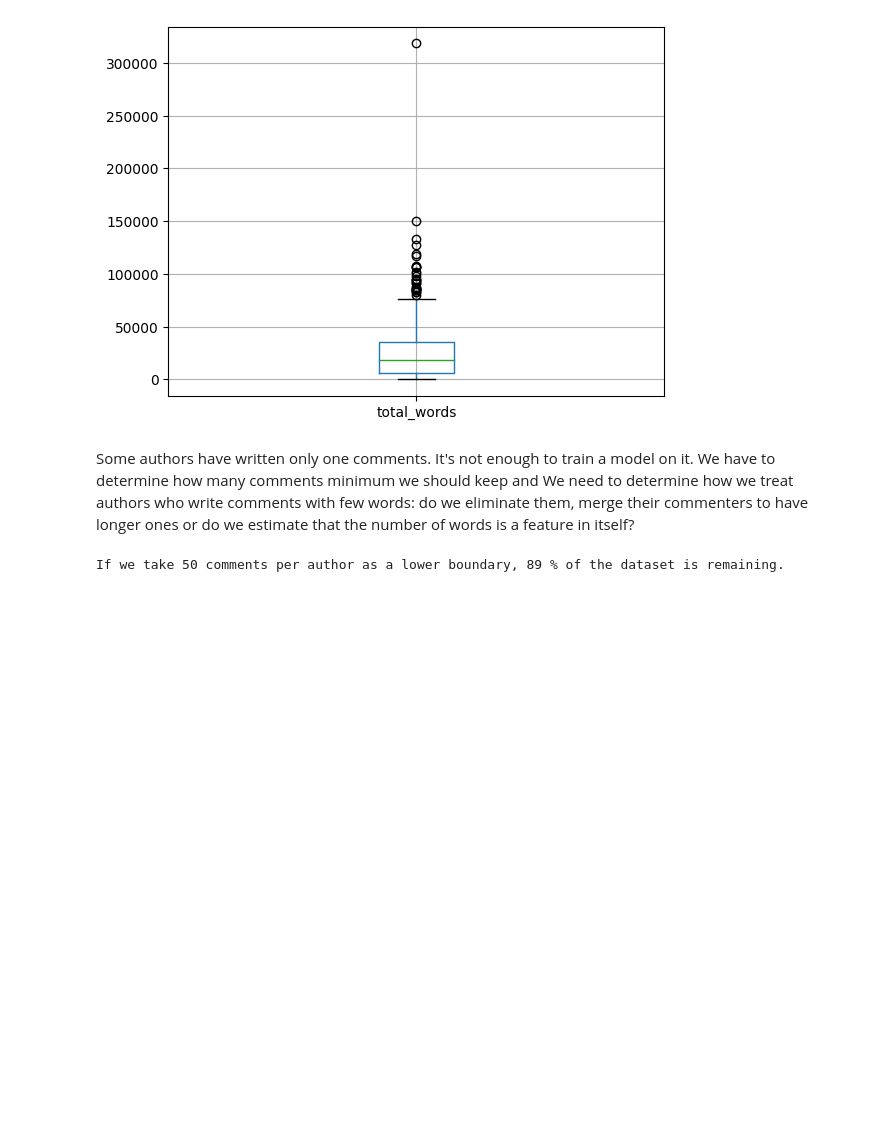
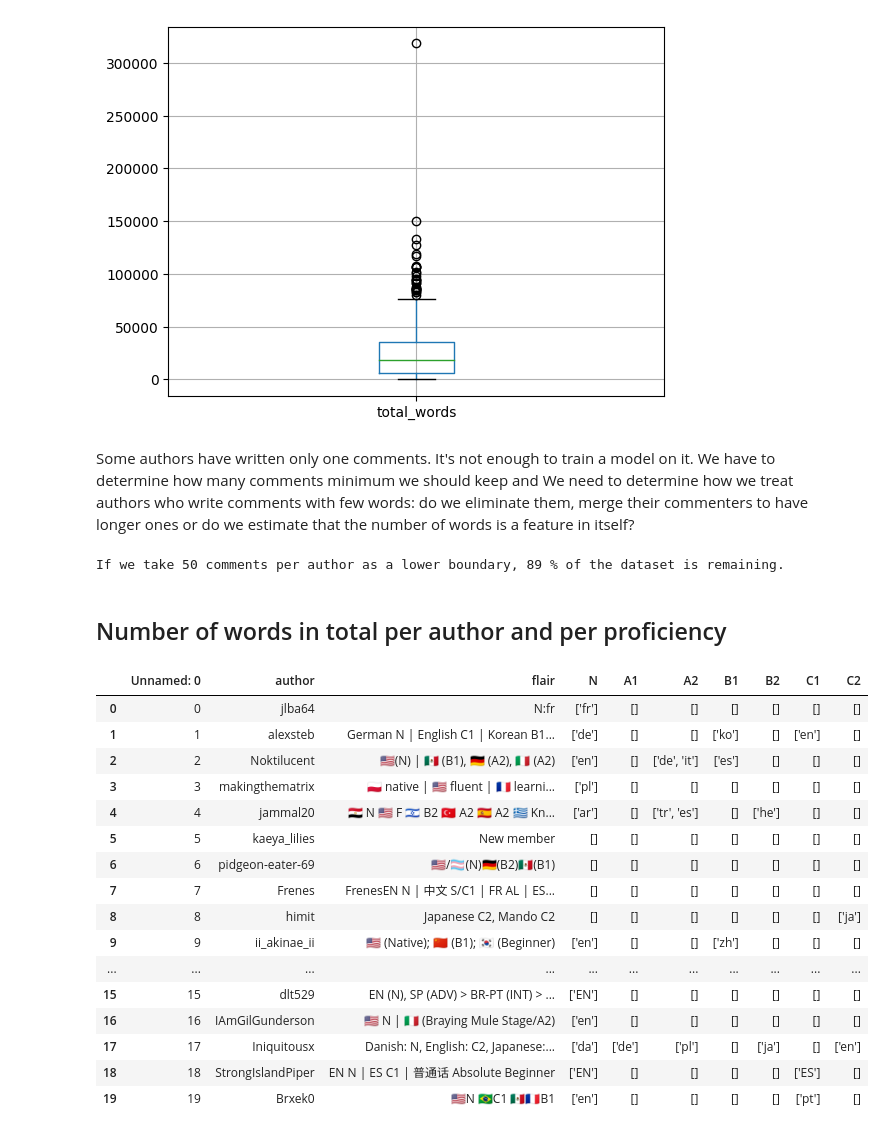
Before and after one commit to CS-433/project2-authclass, a Jupyter notebook: Arthur.ipynb, the cells around one changed output. Drawn from its saved outputs; the diff is of its cells as text; code cells hidden in the pictures; blank space fills up the shorter version.

```diff
--- a/Arthur.ipynb
+++ b/Arthur.ipynb
@@ -135,3 +121,26 @@ perc = (native_english_df['nb_comments'] > min_nb_comments).sum() / len(native_e
 print("If we take", min_nb_comments, 'comments per author as a lower boundary,', round(perc*100), '% of the dataset is remaining.')
 # %% [output]
 If we take 50 comments per author as a lower boundary, 89 % of the dataset is remaining.
+# %% [markdown]
+## Number of words in total per author and per proficiency
+# %%
+main_df = pd.read_csv('Data/user_levels.csv')
+main_df.head(20)
+# %% [output]
+|  | Unnamed: 0 | author | flair | N | A1 | A2 | B1 | B2 | C1 | C2 |
+| 0 | 0 | jlba64 | N:fr | ['fr'] | [] | [] | [] | [] | [] | [] |
+| 1 | 1 | alexsteb | German N | English C1 | Korean B1... | ['de'] | [] | [] | ['ko'] | [] | ['en'] | [] |
+| 2 | 2 | Noktilucent | 🇺🇸(N) | 🇲🇽 (B1), 🇩🇪 (A2), 🇮🇹 (A2) | ['en'] | [] | ['de', 'it'] | ['es'] | [] | [] | [] |
+| 3 | 3 | makingthematrix | 🇵🇱 native | 🇺🇸 fluent | 🇫🇷 learni... | ['pl'] | [] | [] | [] | [] | [] | [] |
+| 4 | 4 | jammal20 | 🇪🇬 N 🇺🇸 F 🇮🇱 B2 🇹🇷 A2 🇪🇸 A2 🇬🇷 Kn... | ['ar'] | [] | ['tr', 'es'] | [] | ['he'] | [] | [] |
+| 5 | 5 | kaeya_lilies | New member | [] | [] | [] | [] | [] | [] | [] |
+| 6 | 6 | pidgeon-eater-69 | 🇺🇸/🏳️‍⚧️(N)🇩🇪(B2)🇲🇽(B1) | [] | [] | [] | [] | [] | [] | [] |
+| 7 | 7 | Frenes | FrenesEN N | 中文 S/C1 | FR AL | ES... | [] | [] | [] | [] | [] | [] | [] |
+| 8 | 8 | himit | Japanese C2, Mando C2 | [] | [] | [] | [] | [] | [] | ['ja'] |
+| 9 | 9 | ii_akinae_ii | 🇺🇲 (Native); 🇨🇳 (B1); 🇰🇷 (Beginner) | ['en'] | [] | [] | ['zh'] | [] | [] | [] |
+| ... | ... | ... | ... | ... | ... | ... | ... | ... | ... | ... |
+| 15 | 15 | dlt529 | EN (N), SP (ADV) > BR-PT (INT) > ... | ['EN'] | [] | [] | [] | [] | [] | [] |
+| 16 | 16 | IAmGilGunderson | 🇺🇸 N | 🇮🇹 (Braying Mule Stage/A2) | ['en'] | [] | [] | [] | [] | [] | [] |
+| 17 | 17 | Iniquitousx | Danish: N, English: C2, Japanese:... | ['da'] | ['de'] | ['pl'] | [] | ['ja'] | [] | ['en'] |
+| 18 | 18 | StrongIslandPiper | EN N | ES C1 | 普通话 Absolute Beginner | ['EN'] | [] | [] | [] | [] | ['ES'] | [] |
+| 19 | 19 | Brxek0 | 🇺🇸N 🇧🇷C1 🇲🇽🇫🇷B1 | ['en'] | [] | [] | [] | [] | ['pt'] | [] |
```
Also changed, not shown: parts of 16 cells of this notebook.
